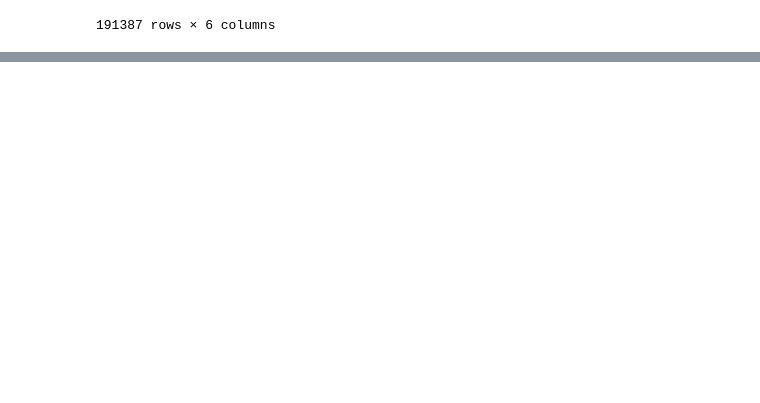
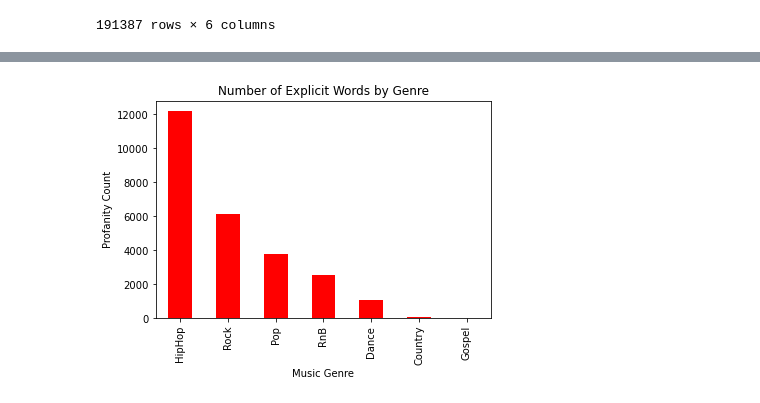
Before and after one commit to AnthonyRoccoFrank/Project-2, a Jupyter notebook: songs.ipynb, the cells around one changed output, grey strips where cells are left out. Saved outputs shown, nothing was run; the diff lists cells and outputs as text; code cells hidden in the pictures; blank space fills up the shorter version.

Commit message:
Profanity vs God Visualizations

```diff
--- a/songs.ipynb
+++ b/songs.ipynb
@@ -160,0 +165,9 @@ english_songs['Lyric'].str.contains('shit').sum()
+# %%
+pop = combined_data.loc[combined_data['Genres'].str.contains("Pop", na=False)]
+hiphop = combined_data.loc[combined_data['Genres'].str.contains("Hip Hop", na=False)]
+rock = combined_data.loc[combined_data['Genres'].str.contains("Rock", na=False)]
+gospel = combined_data.loc[combined_data['Genres'].str.contains("Gospel", na=False)]
+RnB = combined_data.loc[combined_data['Genres'].str.contains("R&B", na=False)]
+country = combined_data.loc[combined_data['Genres'].str.contains("Country", na=False)]
+dance = combined_data.loc[combined_data['Genres'].str.contains("Dance", na=False)]
+dance
@@ -160,0 +188,16 @@ english_songs['Lyric'].str.contains('shit').sum()
+# %%
+pop_profanity = pop['Lyric'].str.contains(' shit |bitch|fuck| ass ').sum()
+hiphop_profanity = hiphop['Lyric'].str.contains(' shit |bitch|fuck| ass ').sum()
+rock_profanity = rock['Lyric'].str.contains(' shit |bitch|fuck| ass ').sum()
+gospel_profanity = gospel['Lyric'].str.contains(' shit |bitch|fuck| ass ').sum()
+RnB_profanity = RnB['Lyric'].str.contains(' shit |bitch|fuck| ass ').sum()
+country_profanity = country['Lyric'].str.contains(' shit |bitch|fuck| ass ').sum()
+dance_profanity = dance['Lyric'].str.contains(' shit |bitch|fuck| ass ').sum()
+# %%
+profanity_counts = pd.DataFrame(
+    {"Genre":["Pop", "HipHop", "Rock", "Gospel", "RnB", "Country", "Dance"],
+        "Count":[pop_profanity, hiphop_profanity, rock_profanity, gospel_profanity, RnB_profanity, country_profanity, dance_profanity]
+     })
+profanity_counts.set_index("Genre",drop=True,inplace=True)
+profanity_counts = profanity_counts.sort_values(by="Count", ascending=False)
+profanity_counts
@@ -160,0 +214,11 @@ english_songs['Lyric'].str.contains('shit').sum()
+# %%
+profanity_counts.plot(kind = 'bar',
+                                xlabel="Music Genre",
+                                ylabel="Profanity Count",
+                                legend=False,
+                                use_index=True,
+                                color='red')
+plot.title("Number of Explicit Words by Genre")
+plot.show()
+# %% [output]
+[figure, added]
```
Also changed, not shown: parts of 10 cells of this notebook.
